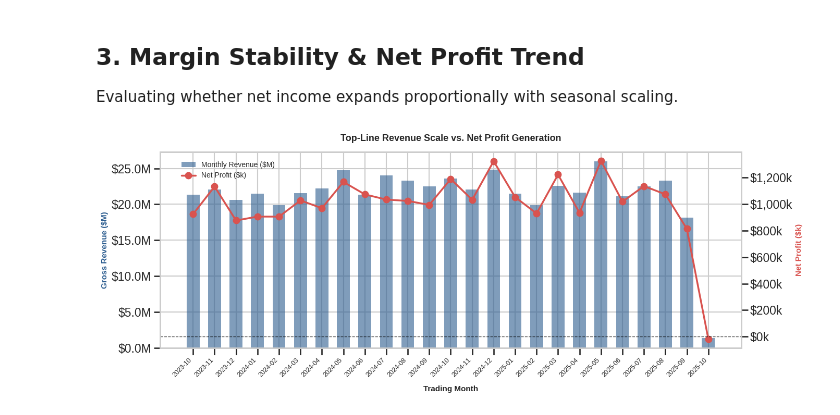
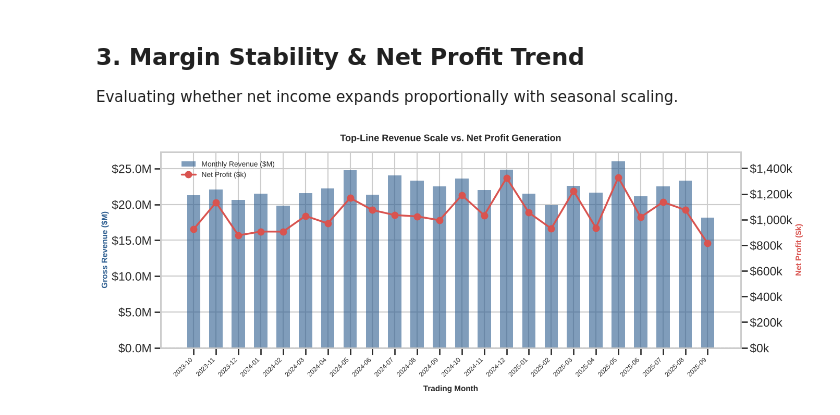
Before and after one commit to KuzevaStasy/E-commerce-Profitability-P-L-Analysis, a Jupyter notebook: notebooks/P_L.ipynb, the cells around one changed output. Cells and saved outputs as stored; diff of their text form; code cells hidden in the pictures.

```diff
--- a/notebooks/P_L.ipynb
+++ b/notebooks/P_L.ipynb
@@ -22,7 +22,19 @@ sns.set_context("talk")
 pd.options.display.float_format = '{:,.2f}'.format
 
 # Load dataset
-df = pd.read_csv("sample_data/data/Ecommerce_Sales_Data_2024_2025.csv")
+# Locate the dataset: works locally (from the repo root or notebooks/) and in Colab (after cloning the repo)
+from pathlib import Path
+
+DATA_FILE = "Ecommerce_Sales_Data_2024_2025.csv"
+candidates = [
+    Path("data") / DATA_FILE,
+    Path("..") / "data" / DATA_FILE,
+    Path("/content/E-commerce-Profitability-P-L-Analysis/data") / DATA_FILE,
+]
+data_path = next((p for p in candidates if p.exists()), None)
+if data_path is None:
+    raise FileNotFoundError(f"{DATA_FILE} not found. Run from the repo root or notebooks/ folder. Tried: {[str(p) for p in candidates]}")
+df = pd.read_csv(data_path)
 
 # Clean & Parse Dates explicitly
 df['Order Date'] = pd.to_datetime(df['Order Date'], format='%m/%d/%y', errors='coerce')
@@ -30,5 +42,13 @@ df['Month'] = df['Order Date'].dt.to_period('M').astype(str)
 df['COGS'] = df['Sales'] - df['Profit']
 df['Gross Profit'] = df['Profit']
 
+# The dataset ends mid-month; an incomplete last month would be charged a full month of fixed cost, so it is excluded
+last_day = df['Order Date'].max()
+if last_day < last_day + pd.offsets.MonthEnd(0):
+    incomplete_month = last_day.strftime('%Y-%m')
+    n_dropped = (df['Month'] == incomplete_month).sum()
+    df = df[df['Month'] != incomplete_month].copy()
+    print(f"Note: {incomplete_month} is incomplete (data ends {last_day:%Y-%m-%d}); its {n_dropped} orders are excluded.")
+
 print(f"Total Transactions: {len(df):,} | Active Months: {df['Month'].nunique()}")
 # %% [output]
@@ -125,26 +147,27 @@ Evaluating whether net income expands proportionally with seasonal scaling.
 # %%
 # Dual-Axis Trend: Top-Line Sales vs. Net Bottom-Line Profit
 fig, ax1 = plt.subplots(figsize=(14, 5.5))
 
 x_indices = np.arange(len(monthly_pnl))
 ax1.bar(x_indices, monthly_pnl['Sales'] / 1e6, color='#2b5c8f', alpha=0.6, width=0.6, label='Monthly Revenue ($M)')
 ax1.set_ylabel('Gross Revenue ($M)', fontsize=11, fontweight='bold', color='#2b5c8f')
 ax1.set_xlabel('Trading Month', fontsize=11, fontweight='bold', labelpad=10)
 ax1.set_xticks(x_indices)
 ax1.set_xticklabels(monthly_pnl['Month'], rotation=45, ha='right', fontsize=9)
 ax1.yaxis.set_major_formatter(ticker.FuncFormatter(lambda y, p: f"${y:,.1f}M"))
 
 # Net Profit overlay
 ax2 = ax1.twinx()
 ax2.plot(x_indices, monthly_pnl['Net_Profit'] / 1e3, color='#d9534f', marker='o', linewidth=2.5, label='Net Profit ($k)')
 ax2.axhline(0, color='black', linestyle='--', linewidth=1, alpha=0.7)
 ax2.set_ylabel('Net Profit ($k)', fontsize=11, fontweight='bold', color='#d9534f')
 ax2.yaxis.set_major_formatter(ticker.FuncFormatter(lambda y, p: f"${y:,.0f}k"))
 ax2.grid(False)
+ax2.set_ylim(0, monthly_pnl['Net_Profit'].max() / 1e3 * 1.15)  # zero-based so both axes share the same baseline
 
 plt.title('Top-Line Revenue Scale vs. Net Profit Generation', fontsize=13, fontweight='bold', pad=15)
 fig.legend(loc='upper left', bbox_to_anchor=(0.12, 0.88), fontsize=10)
 plt.tight_layout()
 plt.show()
 # %% [output]
-[figure, old version]
+[figure, new version]
```
Also changed, not shown: parts of 7 cells of this notebook.
